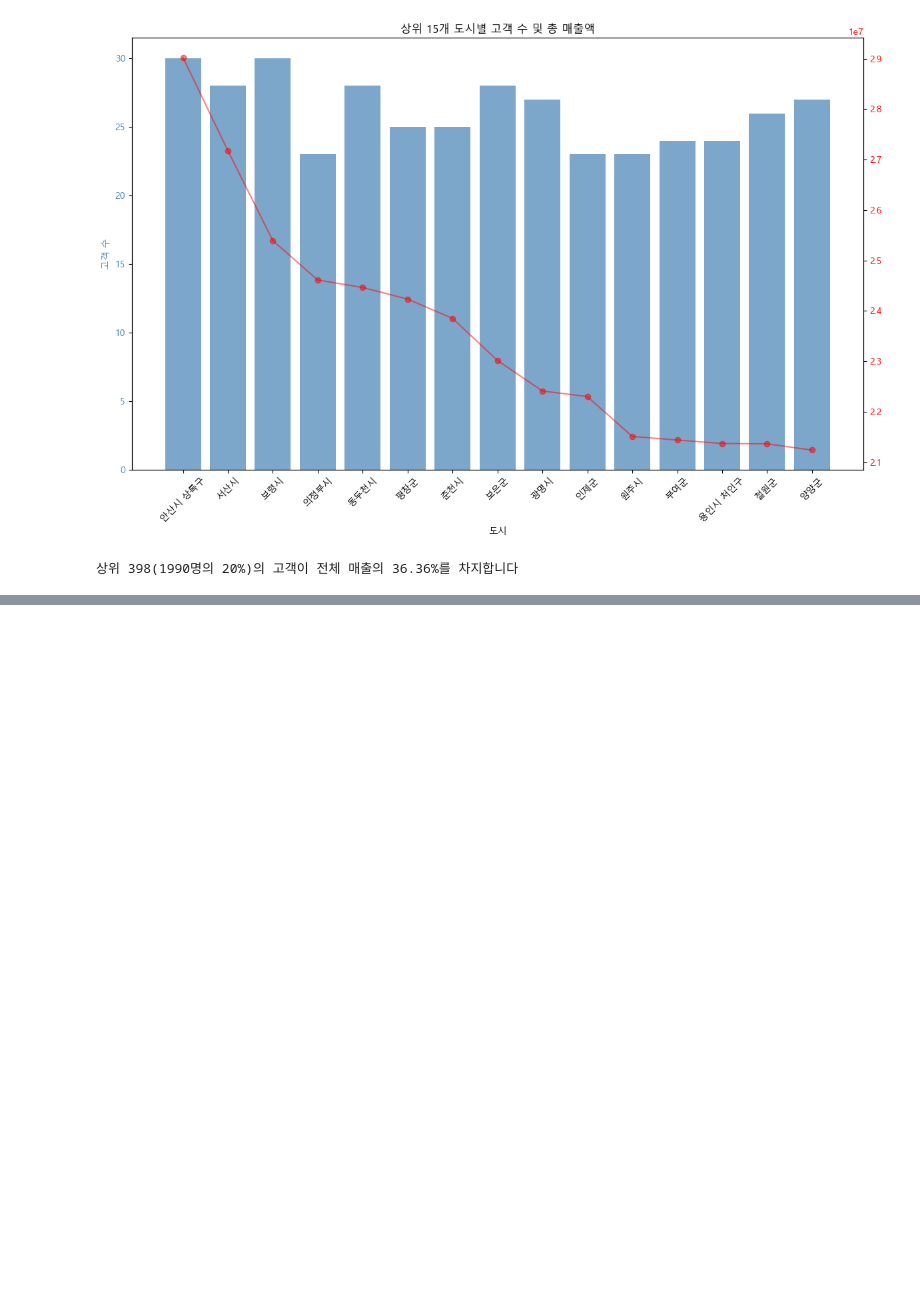
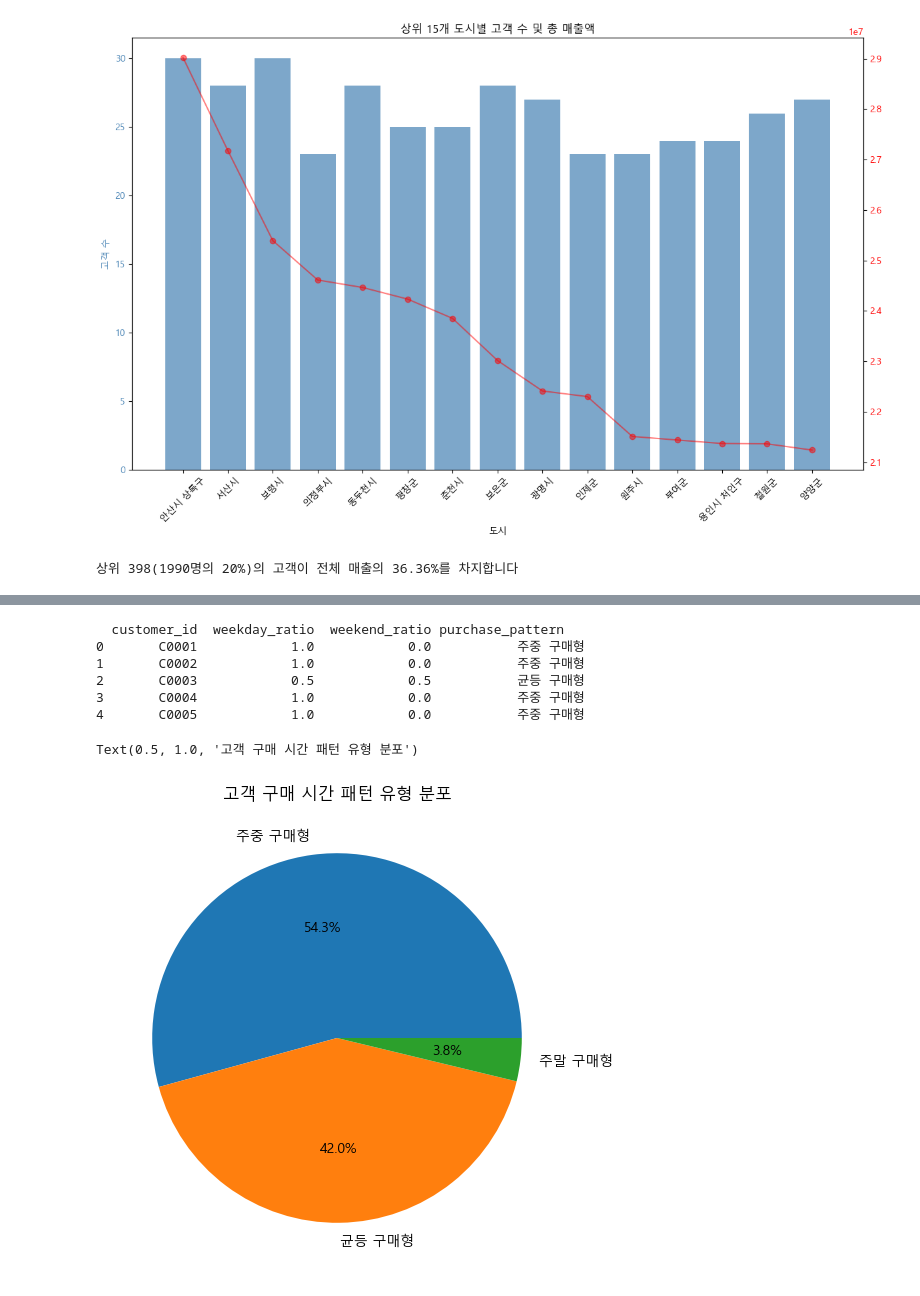
Before and after one commit to Happy-o3ov/big20-python-project1-team3, a Jupyter notebook: 실습문제/02 고객분석.ipynb, the cells around one changed output, grey strips where cells are left out. Drawn from its saved outputs; the diff is of its cells as text; code cells hidden in the pictures; blank space fills up the shorter version.

```diff
--- a/실습문제/02 고객분석.ipynb
+++ b/실습문제/02 고객분석.ipynb
@@ -442,0 +449,64 @@ plt.show()
+# %%
+cols = ['customer_id','order_date']
+
+df_data7 = df[cols].copy()
+
+# 요일 추출 (0=월요일, 6=일요일)
+df_data7['weekday'] = df_data7['order_date'].dt.dayofweek
+
+# 주중(0-4: 월~금) / 주말(5-6: 토~일) 분류
+df_data7['is_weekend'] = df_data7['weekday'].apply(lambda x: 1 if x >= 5 else 0)
+
+# 고객별 주중/주말 구매 횟수 집계
+customer_pattern = df_data7.groupby('customer_id').agg({
+    'is_weekend': ['sum', 'count']
+}).reset_index()
+
+# 컬럼명 정리
+customer_pattern.columns = ['customer_id', 'weekend_purchases', 'total_purchases']
+customer_pattern['weekday_purchases'] = customer_pattern['total_purchases'] - customer_pattern['weekend_purchases']
+
+# 주말 구매 비율 계산
+customer_pattern['weekend_ratio'] = customer_pattern['weekend_purchases'] / customer_pattern['total_purchases']
+customer_pattern['weekday_ratio'] = customer_pattern['weekday_purchases'] / customer_pattern['total_purchases']
+
+# 구매 패턴 분류 함수
+def classify_purchase_pattern(row):
+    """
+    주중 구매형: 주중 구매 비율 >= 70%
+    주말 구매형: 주말 구매 비율 >= 70%
+    균등 구매형: 그 외 (주중/주말 비율이 모두 30~70%)
+    """
+    if row['weekday_ratio'] >= 0.71:
+        return '주중 구매형'
+    elif row['weekend_ratio'] >= 0.71:
+        return '주말 구매형'
+    else:
+        return '균등 구매형'
+
+# 패턴 분류 적용
+customer_pattern['purchase_pattern'] = customer_pattern.apply(classify_purchase_pattern, axis=1)
+
+print(customer_pattern[['customer_id','weekday_ratio','weekend_ratio','purchase_pattern']].head(5))
+
+# 파이 차트 시각화
+fig, axe = plt.subplots(figsize=(16, 6))
+
+# 1. 고객 수 기준 파이 차트
+pattern_counts = customer_pattern['purchase_pattern'].value_counts()
+
+axe.pie(pattern_counts.values,
+            labels=pattern_counts.index,
+            autopct='%1.1f%%',
+            startangle=0)
+
+axe.set_title('고객 구매 시간 패턴 유형 분포')
+# %% [output]
+  customer_id  weekday_ratio  weekend_ratio purchase_pattern
+0       C0001            1.0            0.0           주중 구매형
+1       C0002            1.0            0.0           주중 구매형
+2       C0003            0.5            0.5           균등 구매형
+3       C0004            1.0            0.0           주중 구매형
+4       C0005            1.0            0.0           주중 구매형
+Text(0.5, 1.0, '고객 구매 시간 패턴 유형 분포')
+[figure, added]
```
Also changed, not shown: parts of 2 cells of this notebook, 1 other file.
